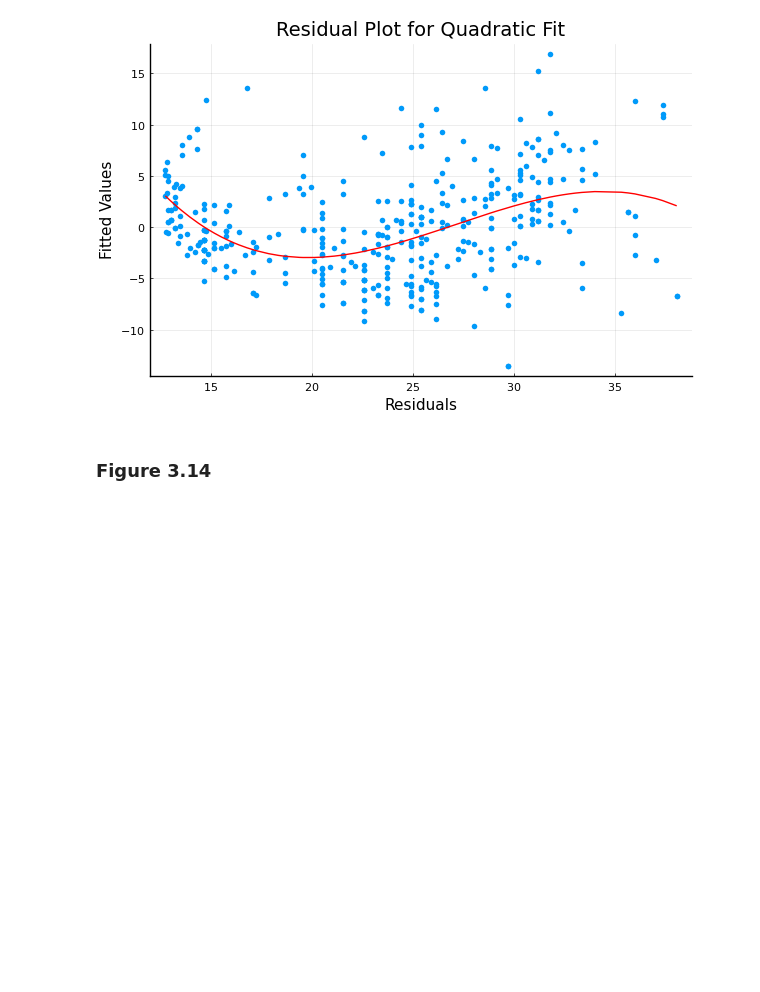
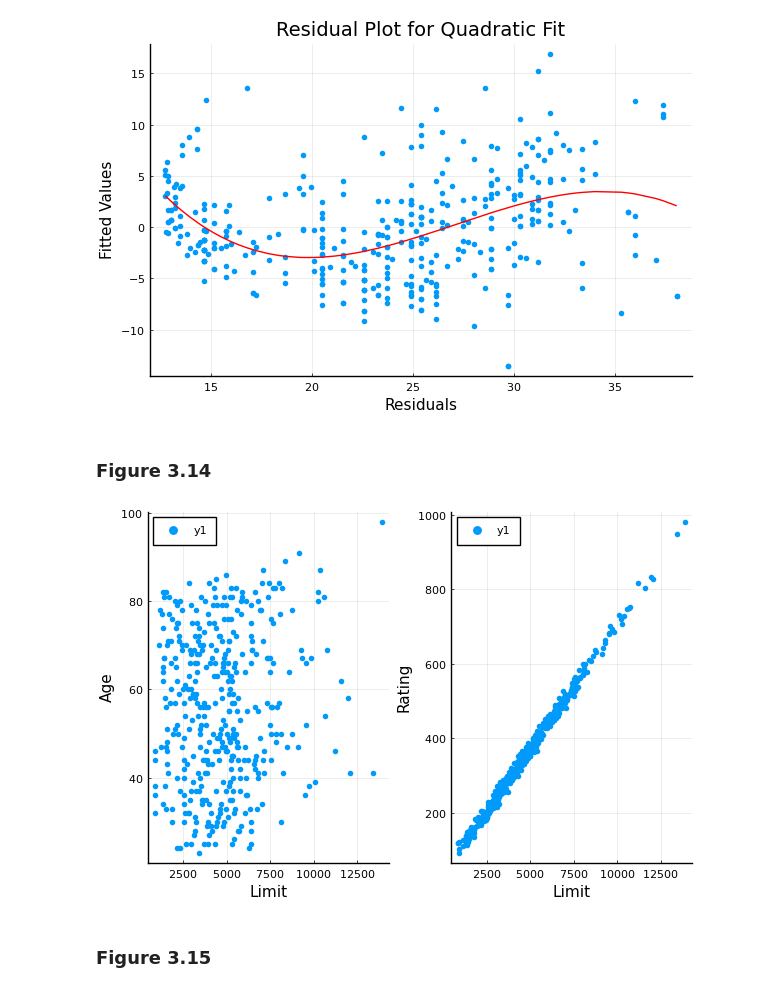
Before and after one commit to kanishka-006/ISLR-Julia, a Jupyter notebook: Notebooks/Chapter 3.ipynb, the cells around one changed output. Cells and saved outputs as stored; diff of their text form; code cells hidden in the pictures; blank space fills up the shorter version.

```diff
--- a/Notebooks/Chapter 3.ipynb
+++ b/Notebooks/Chapter 3.ipynb
@@ -447,3 +438,11 @@ ylabel!("Fitted Values")
 [figure]
 # %% [markdown]
 ### Figure 3.14
+# %%
+p1 = scatter(credit.Limit, credit.Age, markerstrokewidth=0, ylabel="Age")
+p2 = scatter(credit.Limit, credit.Rating, markerstrokewidth=0, ylabel="Rating")
+plot(p1, p2, layout=(2), xlabel="Limit", legend=false)
+# %% [output]
+[figure, added]
+# %% [markdown]
+### Figure 3.15
```
Also changed, not shown: parts of 8 cells of this notebook.
